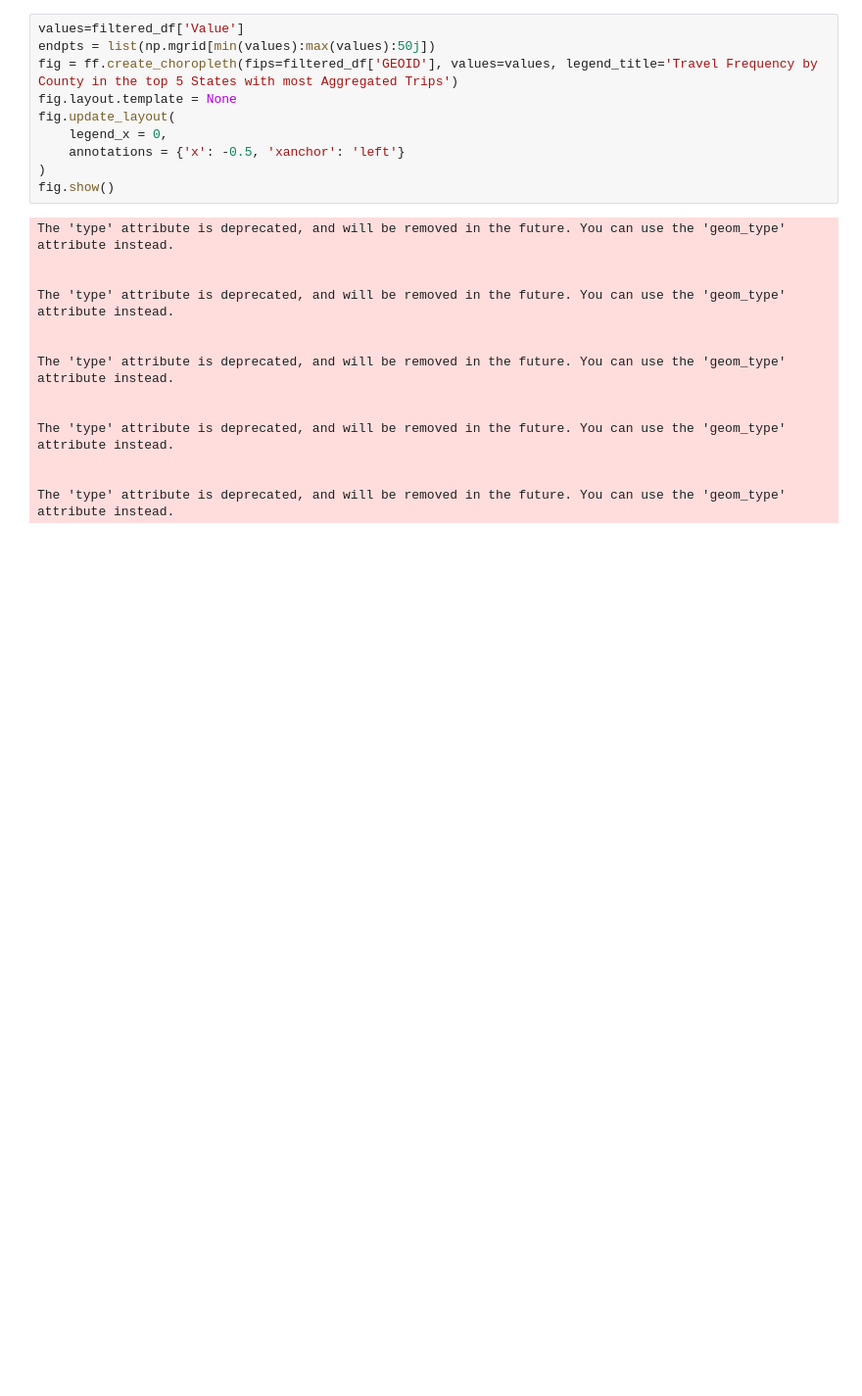
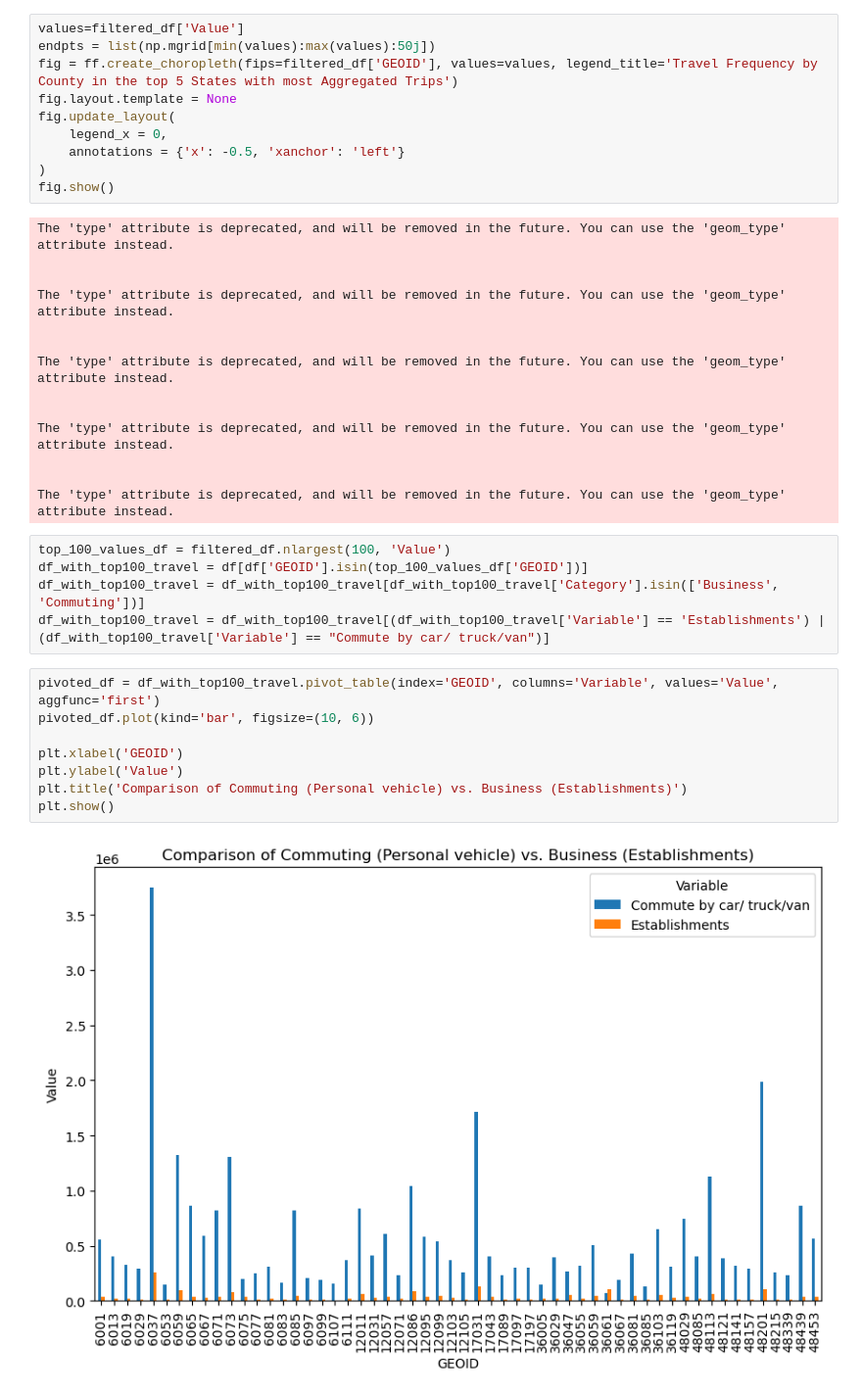
Before and after one commit to rpi11/DSAN5200-final_project, a Jupyter notebook: FinalProject/viz_Zenan/viz.ipynb, the cells around one changed output. Shown at 98% size. Saved outputs shown, nothing was run; the diff lists cells and outputs as text; blank space fills up the shorter version.

```diff
--- a/FinalProject/viz_Zenan/viz.ipynb
+++ b/FinalProject/viz_Zenan/viz.ipynb
@@ -96,3 +96,18 @@ The 'type' attribute is deprecated, and will be removed in the future. You can u
 
 
 The 'type' attribute is deprecated, and will be removed in the future. You can use the 'geom_type' attribute instead.
+# %%
+top_100_values_df = filtered_df.nlargest(100, 'Value')
+df_with_top100_travel = df[df['GEOID'].isin(top_100_values_df['GEOID'])]
+df_with_top100_travel = df_with_top100_travel[df_with_top100_travel['Category'].isin(['Business', 'Commuting'])]
+df_with_top100_travel = df_with_top100_travel[(df_with_top100_travel['Variable'] == 'Establishments') | (df_with_top100_travel['Variable'] == "Commute by car/ truck/van")]
+# %%
+pivoted_df = df_with_top100_travel.pivot_table(index='GEOID', columns='Variable', values='Value', aggfunc='first')
+pivoted_df.plot(kind='bar', figsize=(10, 6))
+
+plt.xlabel('GEOID')
+plt.ylabel('Value')
+plt.title('Comparison of Commuting (Personal vehicle) vs. Business (Establishments)')
+plt.show()
+# %% [output]
+[figure, added]
```
